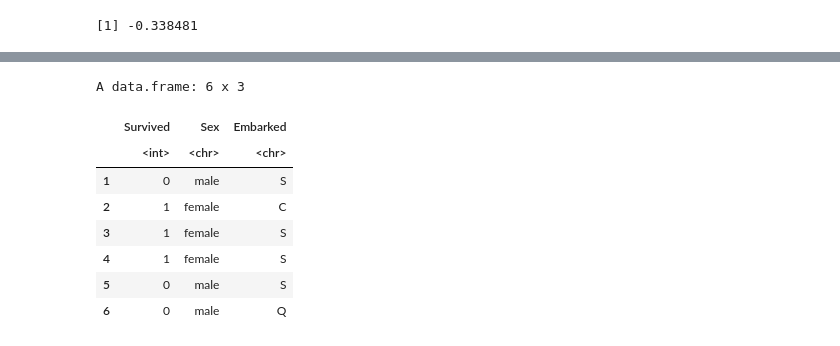
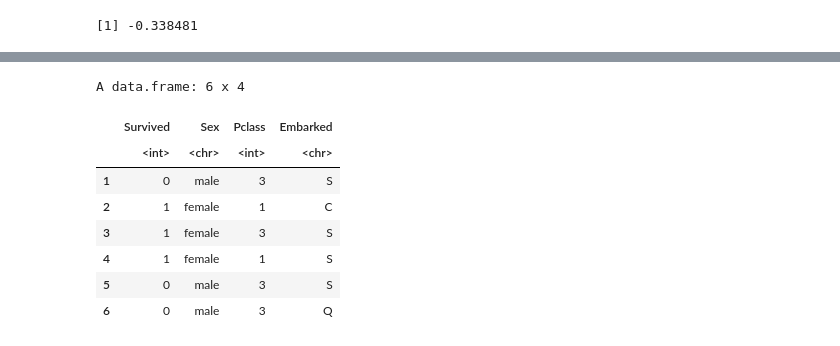
Before and after one commit to ForrestDPark/Rdevelope, a Jupyter notebook: work/29.타이타닉.ipynb, the cells around one changed output, grey strips where cells are left out. Saved outputs shown, nothing was run; the diff lists cells and outputs as text; code cells hidden in the pictures.

```diff
--- a/work/29.타이타닉.ipynb
+++ b/work/29.타이타닉.ipynb
@@ -644,15 +655,15 @@ cor(train_df$Survived,train_df$Pclass)
 # %%
 train_df_T <-train_df
 # %%
-target_col <-c("Survived","Sex","Embarked")
+target_col <-c("Survived","Sex","Pclass","Embarked")
 head(train_df_T[,target_col])
 # %% [output]
-A data.frame: 6 x 3
+A data.frame: 6 x 4
-|  | Survived | Sex | Embarked |
-|  | <int> | <chr> | <chr> |
-| 1 | 0 | male | S |
-| 2 | 1 | female | C |
-| 3 | 1 | female | S |
-| 4 | 1 | female | S |
-| 5 | 0 | male | S |
-| 6 | 0 | male | Q |
+|  | Survived | Sex | Pclass | Embarked |
+|  | <int> | <chr> | <int> | <chr> |
+| 1 | 0 | male | 3 | S |
+| 2 | 1 | female | 1 | C |
+| 3 | 1 | female | 3 | S |
+| 4 | 1 | female | 1 | S |
+| 5 | 0 | male | 3 | S |
+| 6 | 0 | male | 3 | Q |
```
Also changed, not shown: parts of 22 cells of this notebook, 2 other files.
